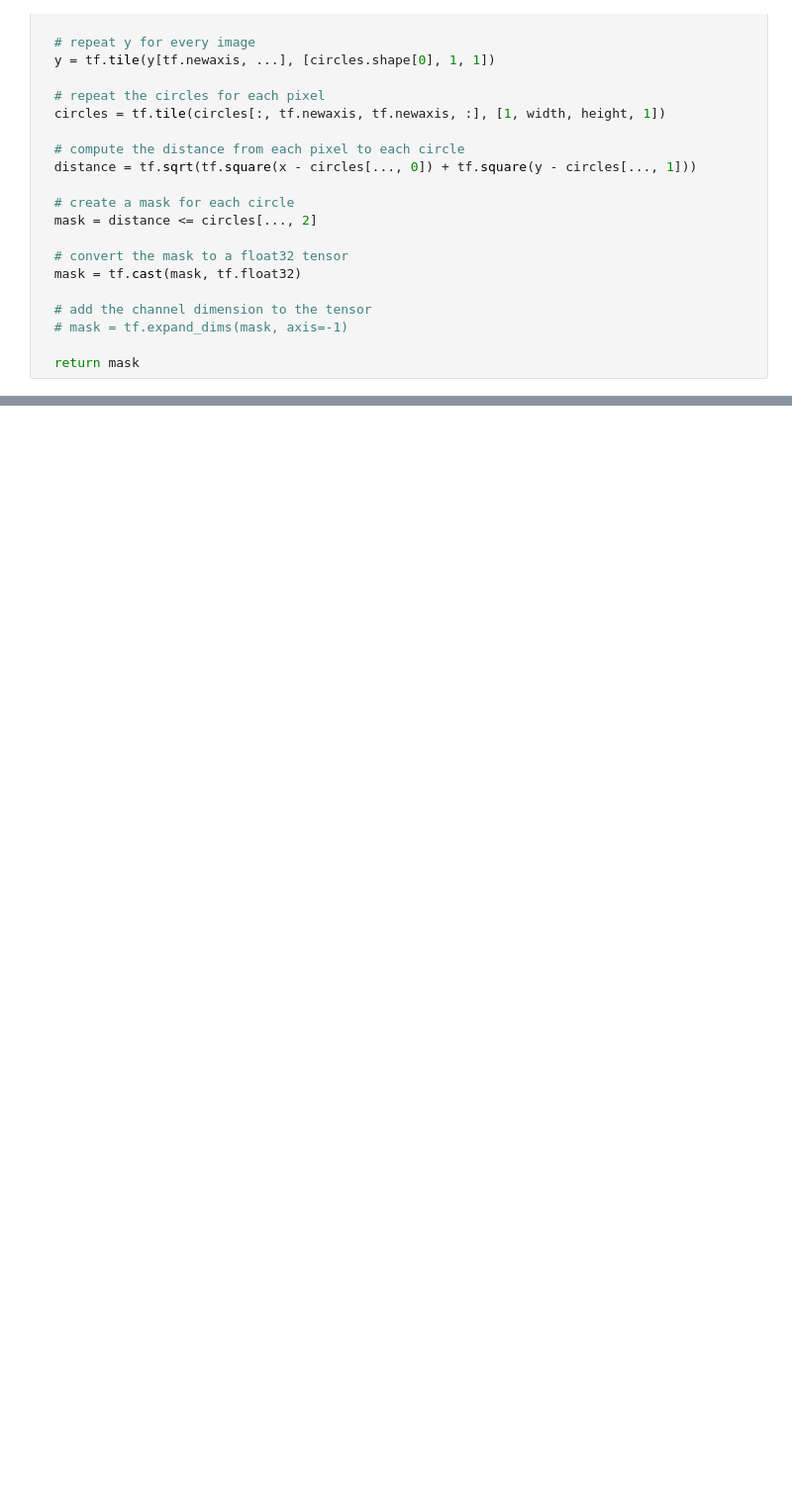
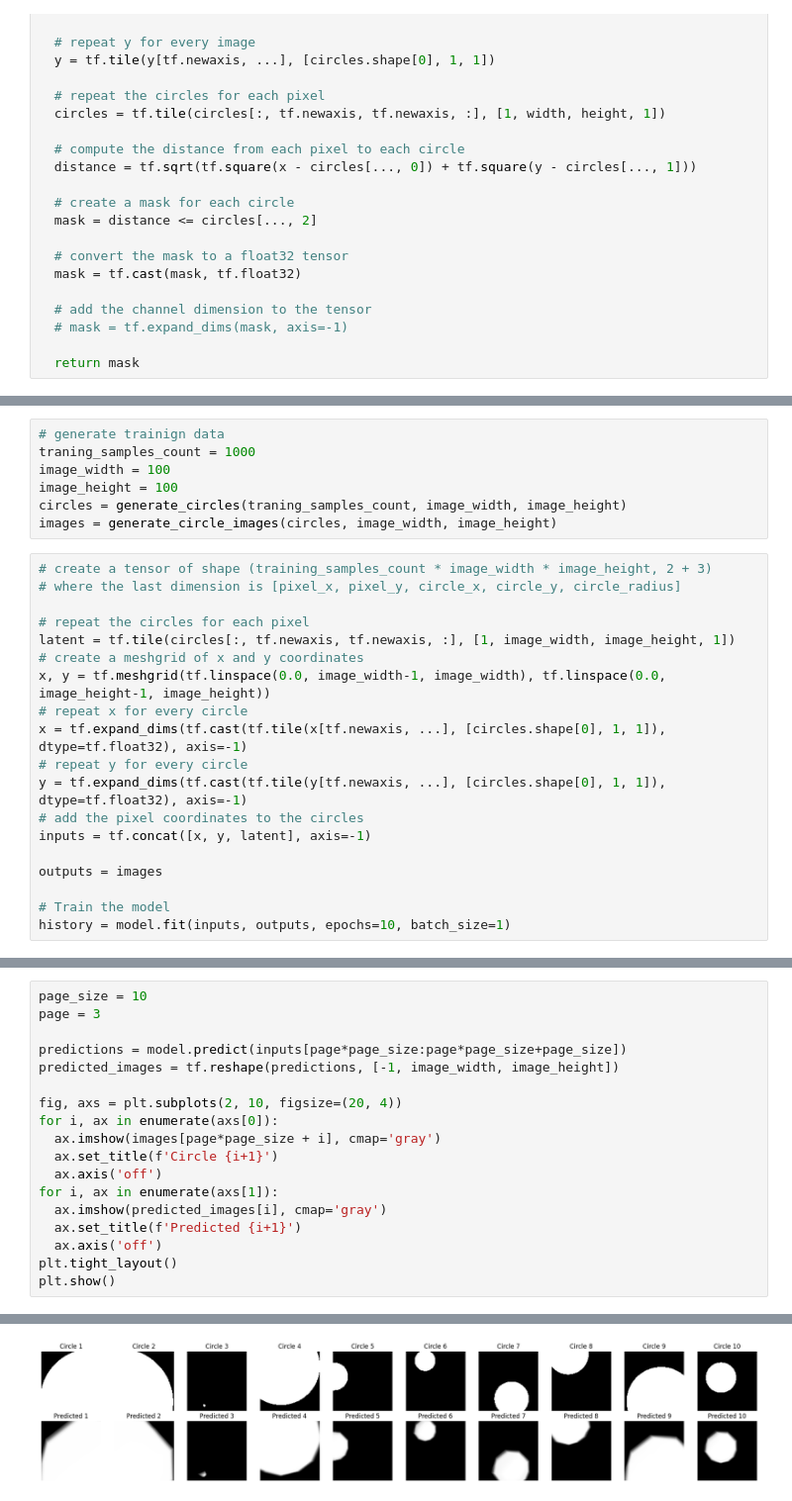
Before and after one commit to freddi301/frederik-ai-2023, a Jupyter notebook: python-tensorflow-backend/notebooks/geometric-shapes/reconstruct-geometric-shapes.ipynb, the cells around one changed output, grey strips where cells are left out. Shown at 99% size. Saved outputs shown, nothing was run; the diff lists cells and outputs as text; blank space fills up the shorter version.

```diff
--- a/python-tensorflow-backend/notebooks/geometric-shapes/reconstruct-geometric-shapes.ipynb
+++ b/python-tensorflow-backend/notebooks/geometric-shapes/reconstruct-geometric-shapes.ipynb
@@ -178,0 +138,26 @@ InvalidArgumentError: {{function_node __wrapped__Tile_device_/job:localhost/repl
+# %%
+# generate trainign data
+traning_samples_count = 1000
+image_width = 100
+image_height = 100
+circles = generate_circles(traning_samples_count, image_width, image_height)
+images = generate_circle_images(circles, image_width, image_height)
+# %%
+# create a tensor of shape (training_samples_count * image_width * image_height, 2 + 3)
+# where the last dimension is [pixel_x, pixel_y, circle_x, circle_y, circle_radius]
+
+# repeat the circles for each pixel
+latent = tf.tile(circles[:, tf.newaxis, tf.newaxis, :], [1, image_width, image_height, 1])
+# create a meshgrid of x and y coordinates
+x, y = tf.meshgrid(tf.linspace(0.0, image_width-1, image_width), tf.linspace(0.0, image_height-1, image_height))
+# repeat x for every circle
+x = tf.expand_dims(tf.cast(tf.tile(x[tf.newaxis, ...], [circles.shape[0], 1, 1]), dtype=tf.float32), axis=-1)
+# repeat y for every circle
+y = tf.expand_dims(tf.cast(tf.tile(y[tf.newaxis, ...], [circles.shape[0], 1, 1]), dtype=tf.float32), axis=-1)
+# add the pixel coordinates to the circles
+inputs = tf.concat([x, y, latent], axis=-1)
+
+outputs = images
+
+# Train the model
+history = model.fit(inputs, outputs, epochs=10, batch_size=1)
@@ -178,0 +185,19 @@ InvalidArgumentError: {{function_node __wrapped__Tile_device_/job:localhost/repl
+# %%
+page_size = 10
+page = 3
+
+predictions = model.predict(inputs[page*page_size:page*page_size+page_size])
+predicted_images = tf.reshape(predictions, [-1, image_width, image_height])
+
+fig, axs = plt.subplots(2, 10, figsize=(20, 4))
+for i, ax in enumerate(axs[0]):
+  ax.imshow(images[page*page_size + i], cmap='gray')
+  ax.set_title(f'Circle {i+1}')
+  ax.axis('off')
+for i, ax in enumerate(axs[1]):
+  ax.imshow(predicted_images[i], cmap='gray')
+  ax.set_title(f'Predicted {i+1}')
+  ax.axis('off')
+plt.tight_layout()
+plt.show()
+# %% [output]
@@ -178,0 +205 @@ InvalidArgumentError: {{function_node __wrapped__Tile_device_/job:localhost/repl
+[figure, added]
```
Also changed, not shown: parts of 11 cells of this notebook, 1 other file.
